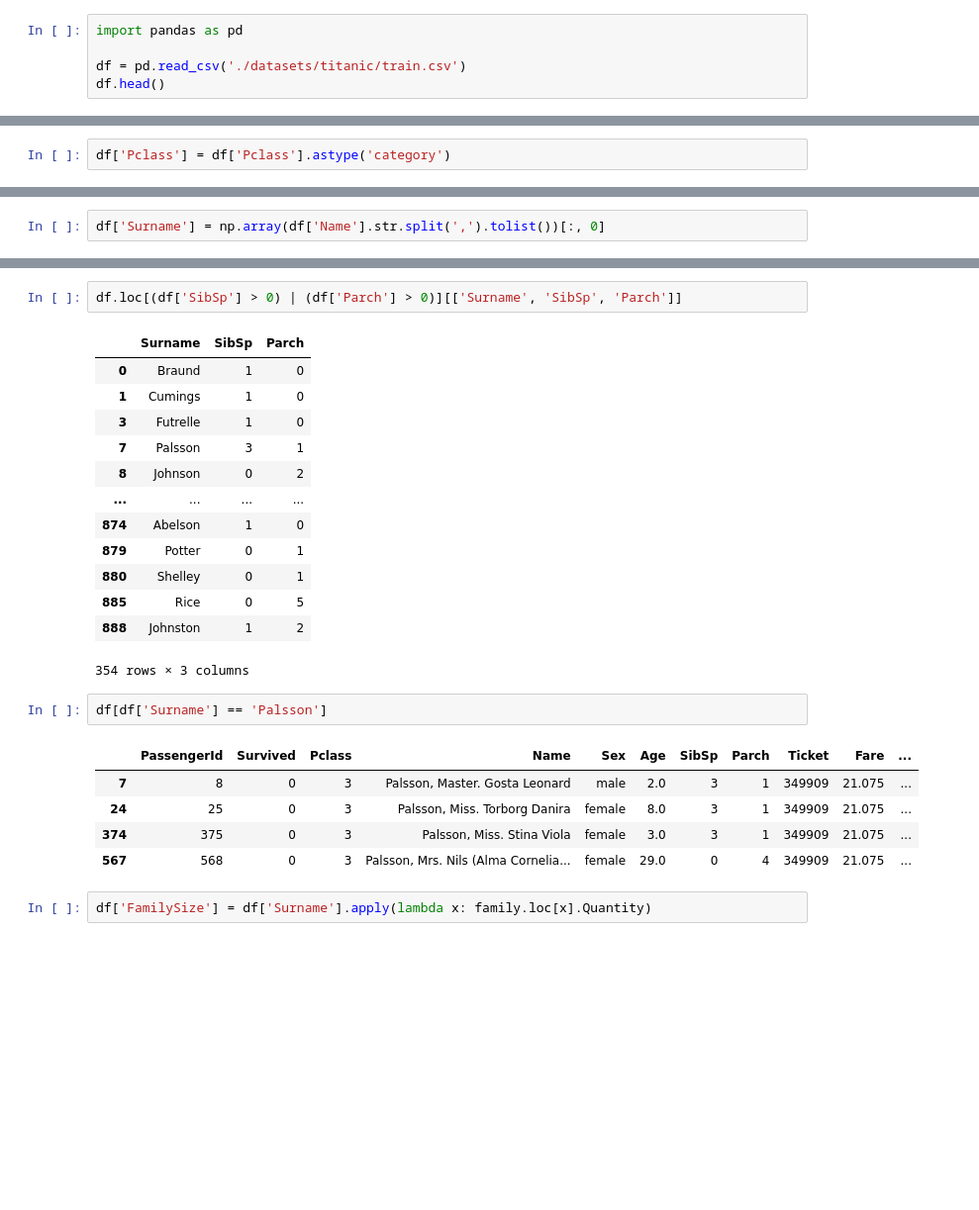
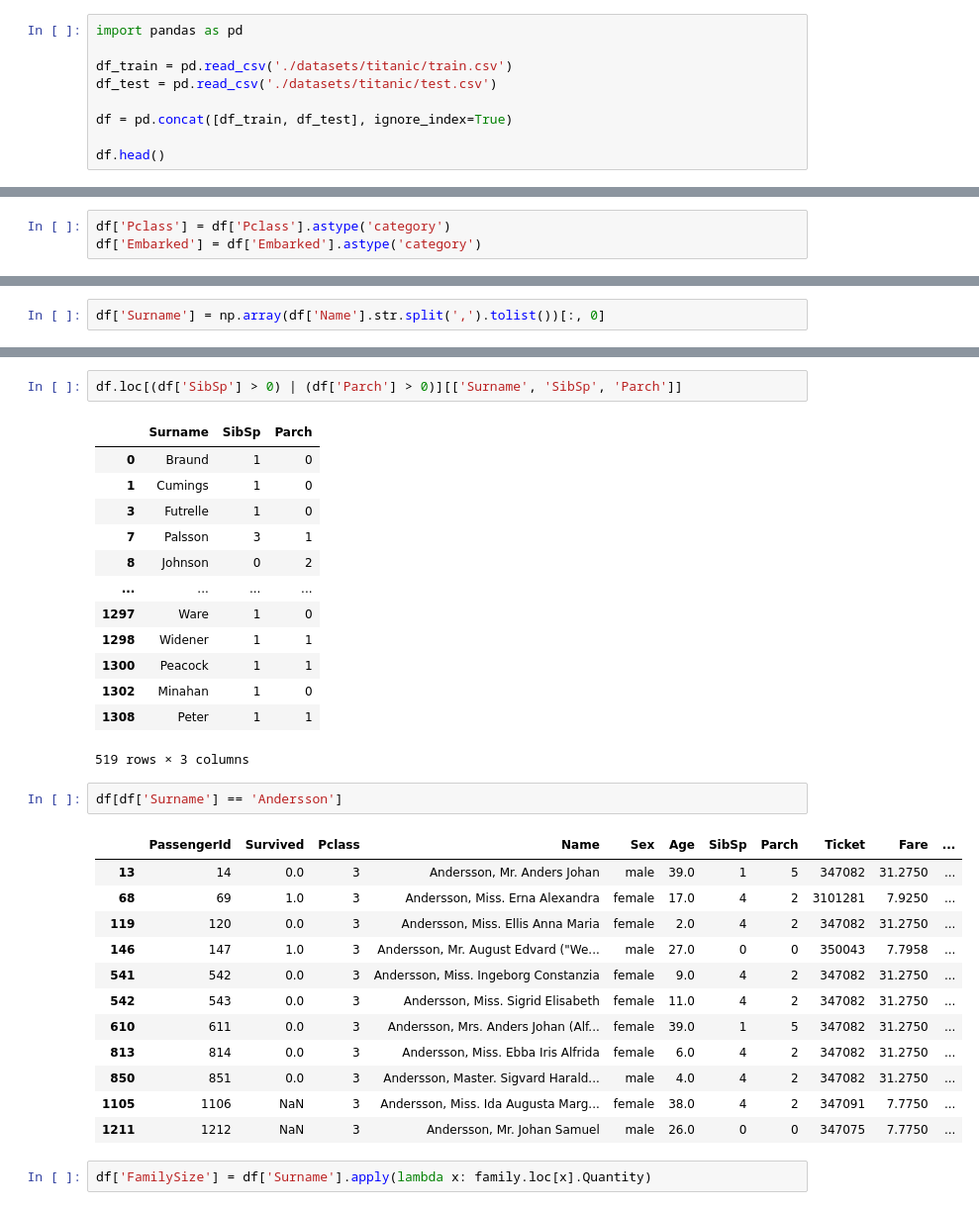
Before and after one commit to Angelicogfa/PortifolioDataScience, a Jupyter notebook: Classificação/Titanic.ipynb, the cells around one changed output, grey strips where cells are left out. Shown: that part at 99% size. Cells and saved outputs as stored; diff of their text form; blank space fills up the shorter version.

```diff
--- a/Classificação/Titanic.ipynb
+++ b/Classificação/Titanic.ipynb
@@ -5,7 +5,11 @@ Este jupiter notebook tem como objetivo analisar o dataset do titanic a fim de i
 # %%
 import pandas as pd
 
-df = pd.read_csv('./datasets/titanic/train.csv')
+df_train = pd.read_csv('./datasets/titanic/train.csv')
+df_test = pd.read_csv('./datasets/titanic/test.csv')
+
+df = pd.concat([df_train, df_test], ignore_index=True)
+
 df.head()
 # %% [output]
 |  | PassengerId | Survived | Pclass | Name | Sex | Age | SibSp | Parch | Ticket | Fare | ... |
@@ -29,6 +33,7 @@ cabin|	Cabin number	|
 embarked	|Port of Embarkation|	C = Cherbourg, Q = Queenstown, S = Southampton
 # %%
 df['Pclass'] = df['Pclass'].astype('category')
+df['Embarked'] = df['Embarked'].astype('category')
 # %% [markdown]
 ## Análise exploratória
 
@@ -174,19 +193,26 @@ df.loc[(df['SibSp'] > 0) | (df['Parch'] > 0)][['Surname', 'SibSp', 'Parch']]
 | 7 | Palsson | 3 | 1 |
 | 8 | Johnson | 0 | 2 |
 | ... | ... | ... | ... |
-| 874 | Abelson | 1 | 0 |
-| 879 | Potter | 0 | 1 |
-| 880 | Shelley | 0 | 1 |
-| 885 | Rice | 0 | 5 |
-| 888 | Johnston | 1 | 2 |
+| 1297 | Ware | 1 | 0 |
+| 1298 | Widener | 1 | 1 |
+| 1300 | Peacock | 1 | 1 |
+| 1302 | Minahan | 1 | 0 |
+| 1308 | Peter | 1 | 1 |
-354 rows × 3 columns
+519 rows × 3 columns
 # %%
-df[df['Surname'] == 'Palsson']
+df[df['Surname'] == 'Andersson']
 # %% [output]
 |  | PassengerId | Survived | Pclass | Name | Sex | Age | SibSp | Parch | Ticket | Fare | ... |
-| 7 | 8 | 0 | 3 | Palsson, Master. Gosta Leonard | male | 2.0 | 3 | 1 | 349909 | 21.075 | ... |
-| 24 | 25 | 0 | 3 | Palsson, Miss. Torborg Danira | female | 8.0 | 3 | 1 | 349909 | 21.075 | ... |
-| 374 | 375 | 0 | 3 | Palsson, Miss. Stina Viola | female | 3.0 | 3 | 1 | 349909 | 21.075 | ... |
-| 567 | 568 | 0 | 3 | Palsson, Mrs. Nils (Alma Cornelia... | female | 29.0 | 0 | 4 | 349909 | 21.075 | ... |
+| 13 | 14 | 0.0 | 3 | Andersson, Mr. Anders Johan | male | 39.0 | 1 | 5 | 347082 | 31.2750 | ... |
+| 68 | 69 | 1.0 | 3 | Andersson, Miss. Erna Alexandra | female | 17.0 | 4 | 2 | 3101281 | 7.9250 | ... |
+| 119 | 120 | 0.0 | 3 | Andersson, Miss. Ellis Anna Maria | female | 2.0 | 4 | 2 | 347082 | 31.2750 | ... |
+| 146 | 147 | 1.0 | 3 | Andersson, Mr. August Edvard ("We... | male | 27.0 | 0 | 0 | 350043 | 7.7958 | ... |
+| 541 | 542 | 0.0 | 3 | Andersson, Miss. Ingeborg Constanzia | female | 9.0 | 4 | 2 | 347082 | 31.2750 | ... |
+| 542 | 543 | 0.0 | 3 | Andersson, Miss. Sigrid Elisabeth | female | 11.0 | 4 | 2 | 347082 | 31.2750 | ... |
+| 610 | 611 | 0.0 | 3 | Andersson, Mrs. Anders Johan (Alf... | female | 39.0 | 1 | 5 | 347082 | 31.2750 | ... |
+| 813 | 814 | 0.0 | 3 | Andersson, Miss. Ebba Iris Alfrida | female | 6.0 | 4 | 2 | 347082 | 31.2750 | ... |
+| 850 | 851 | 0.0 | 3 | Andersson, Master. Sigvard Harald... | male | 4.0 | 4 | 2 | 347082 | 31.2750 | ... |
+| 1105 | 1106 | NaN | 3 | Andersson, Miss. Ida Augusta Marg... | female | 38.0 | 4 | 2 | 347091 | 7.7750 | ... |
+| 1211 | 1212 | NaN | 3 | Andersson, Mr. Johan Samuel | male | 26.0 | 0 | 0 | 347075 | 7.7750 | ... |
 # %%
 df['FamilySize'] = df['Surname'].apply(lambda x: family.loc[x].Quantity)
```
Also changed, not shown: parts of 18 cells of this notebook, 2 other files.
